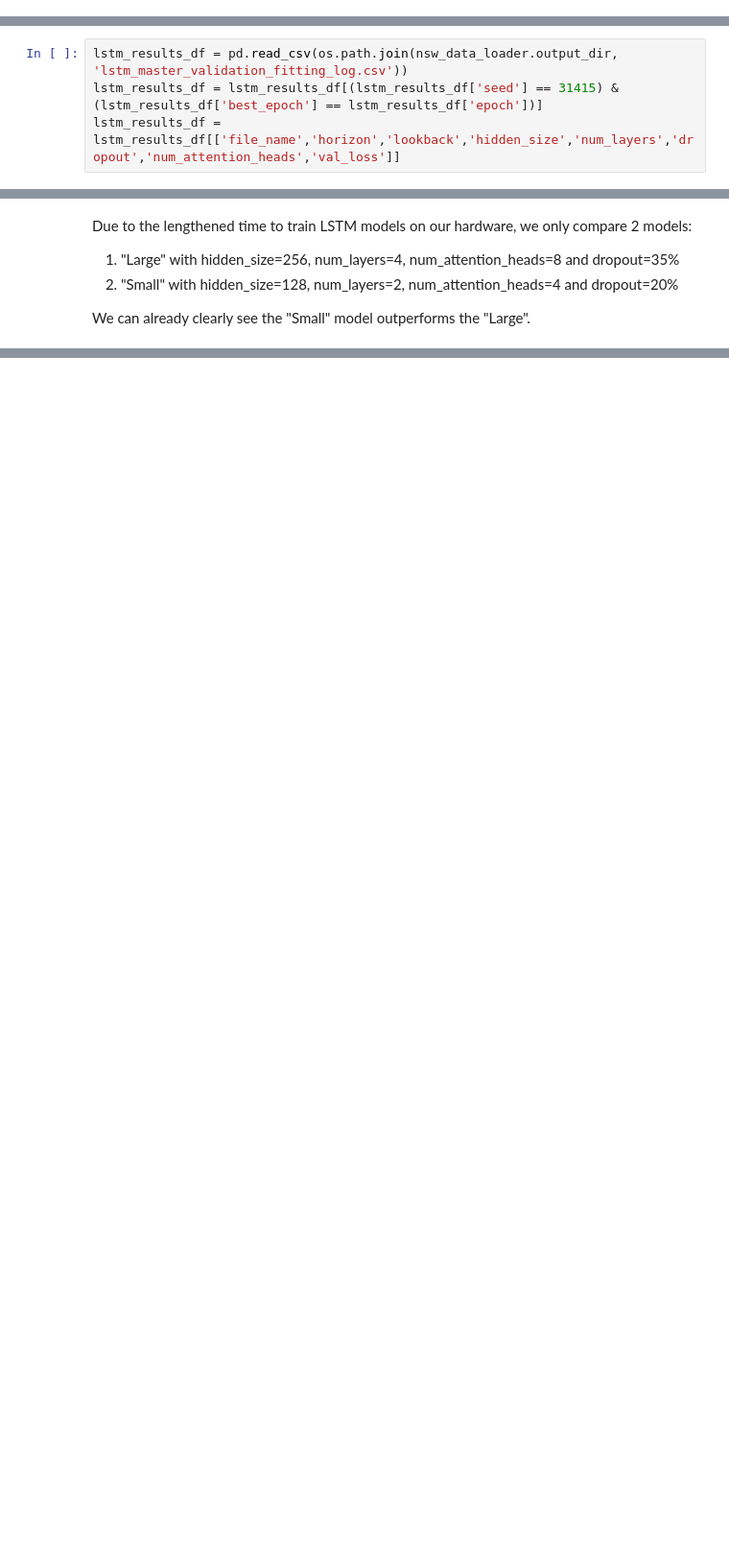
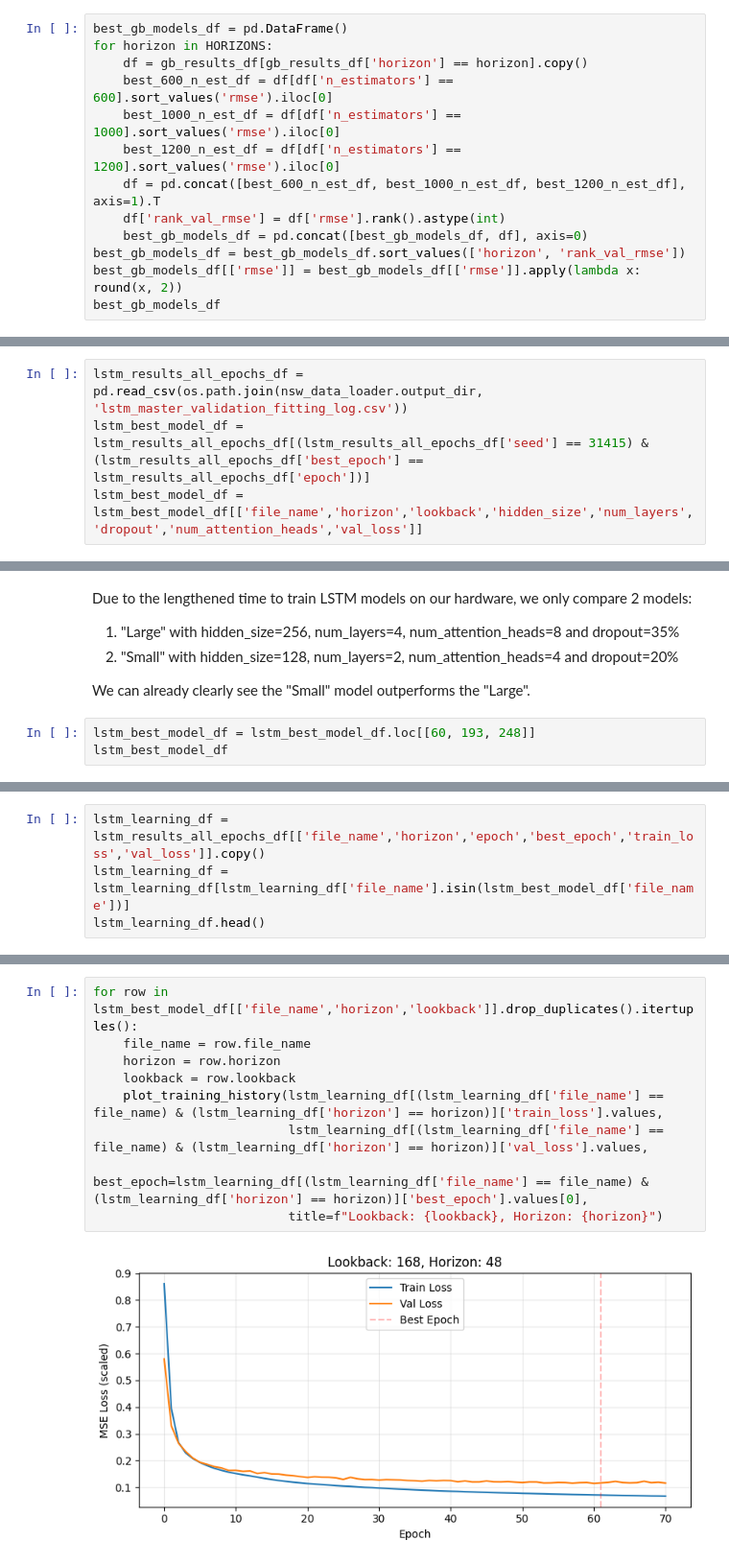
Before and after one commit to laukamkit/capstone_project_GroupA, a Jupyter notebook: src/best_models.ipynb, the cells around one changed output, grey strips where cells are left out. Shown at 96% size. Saved outputs shown, nothing was run; the diff lists cells and outputs as text; blank space fills up the shorter version.

Commit message:
Complete notebook on finding best parameters for each models. Also has training curve plots for LSTM and PatchTST.

```diff
--- a/src/best_models.ipynb
+++ b/src/best_models.ipynb
@@ -54,0 +95,13 @@ Despite performing the worst for horizon 48, the RMSE of model sarimax_20260417_
+# %%
+best_gb_models_df = pd.DataFrame()
+for horizon in HORIZONS:
+    df = gb_results_df[gb_results_df['horizon'] == horizon].copy()
+    best_600_n_est_df = df[df['n_estimators'] == 600].sort_values('rmse').iloc[0]
+    best_1000_n_est_df = df[df['n_estimators'] == 1000].sort_values('rmse').iloc[0]
+    best_1200_n_est_df = df[df['n_estimators'] == 1200].sort_values('rmse').iloc[0]
+    df = pd.concat([best_600_n_est_df, best_1000_n_est_df, best_1200_n_est_df], axis=1).T
+    df['rank_val_rmse'] = df['rmse'].rank().astype(int)
+    best_gb_models_df = pd.concat([best_gb_models_df, df], axis=0)
+best_gb_models_df = best_gb_models_df.sort_values(['horizon', 'rank_val_rmse'])
+best_gb_models_df[['rmse']] = best_gb_models_df[['rmse']].apply(lambda x: round(x, 2))
+best_gb_models_df
@@ -55,7 +123,7 @@ Despite performing the worst for horizon 48, the RMSE of model sarimax_20260417_
 # %% [markdown]
 ## Selecting the Best LSTM Model
 # %%
-lstm_results_df = pd.read_csv(os.path.join(nsw_data_loader.output_dir, 'lstm_master_validation_fitting_log.csv'))
-lstm_results_df = lstm_results_df[(lstm_results_df['seed'] == 31415) & (lstm_results_df['best_epoch'] == lstm_results_df['epoch'])]
-lstm_results_df = lstm_results_df[['file_name','horizon','lookback','hidden_size','num_layers','dropout','num_attention_heads','val_loss']]
+lstm_results_all_epochs_df = pd.read_csv(os.path.join(nsw_data_loader.output_dir, 'lstm_master_validation_fitting_log.csv'))
+lstm_best_model_df = lstm_results_all_epochs_df[(lstm_results_all_epochs_df['seed'] == 31415) & (lstm_results_all_epochs_df['best_epoch'] == lstm_results_all_epochs_df['epoch'])]
+lstm_best_model_df = lstm_best_model_df[['file_name','horizon','lookback','hidden_size','num_layers','dropout','num_attention_heads','val_loss']]
 # %%
@@ -74,3 +142,6 @@ Due to the lengthened time to train LSTM models on our hardware, we only compare
 2) "Small" with hidden_size=128, num_layers=2, num_attention_heads=4 and dropout=20%
 
 We can already clearly see the "Small" model outperforms the "Large".
+# %%
+lstm_best_model_df = lstm_best_model_df.loc[[60, 193, 248]]
+lstm_best_model_df
@@ -76,0 +155,4 @@ We can already clearly see the "Small" model outperforms the "Large".
+# %%
+lstm_learning_df = lstm_results_all_epochs_df[['file_name','horizon','epoch','best_epoch','train_loss','val_loss']].copy()
+lstm_learning_df = lstm_learning_df[lstm_learning_df['file_name'].isin(lstm_best_model_df['file_name'])]
+lstm_learning_df.head()
@@ -76,0 +166,11 @@ We can already clearly see the "Small" model outperforms the "Large".
+# %%
+for row in lstm_best_model_df[['file_name','horizon','lookback']].drop_duplicates().itertuples():
+    file_name = row.file_name
+    horizon = row.horizon
+    lookback = row.lookback
+    plot_training_history(lstm_learning_df[(lstm_learning_df['file_name'] == file_name) & (lstm_learning_df['horizon'] == horizon)]['train_loss'].values,
+                          lstm_learning_df[(lstm_learning_df['file_name'] == file_name) & (lstm_learning_df['horizon'] == horizon)]['val_loss'].values,
+                          best_epoch=lstm_learning_df[(lstm_learning_df['file_name'] == file_name) & (lstm_learning_df['horizon'] == horizon)]['best_epoch'].values[0],
+                          title=f"Lookback: {lookback}, Horizon: {horizon}")
+# %% [output]
+[figure, added]
```
Also changed, not shown: parts of 25 cells of this notebook.
